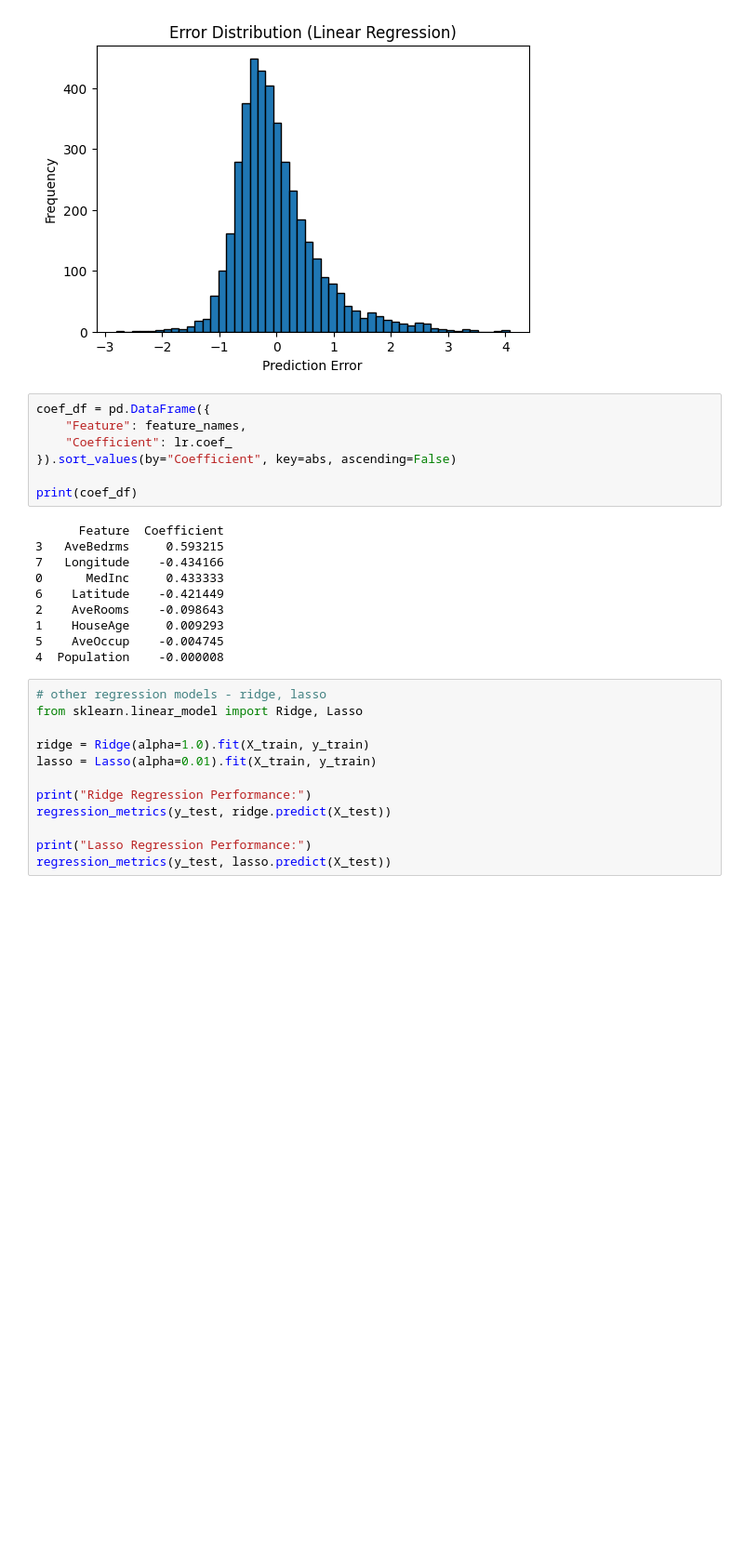
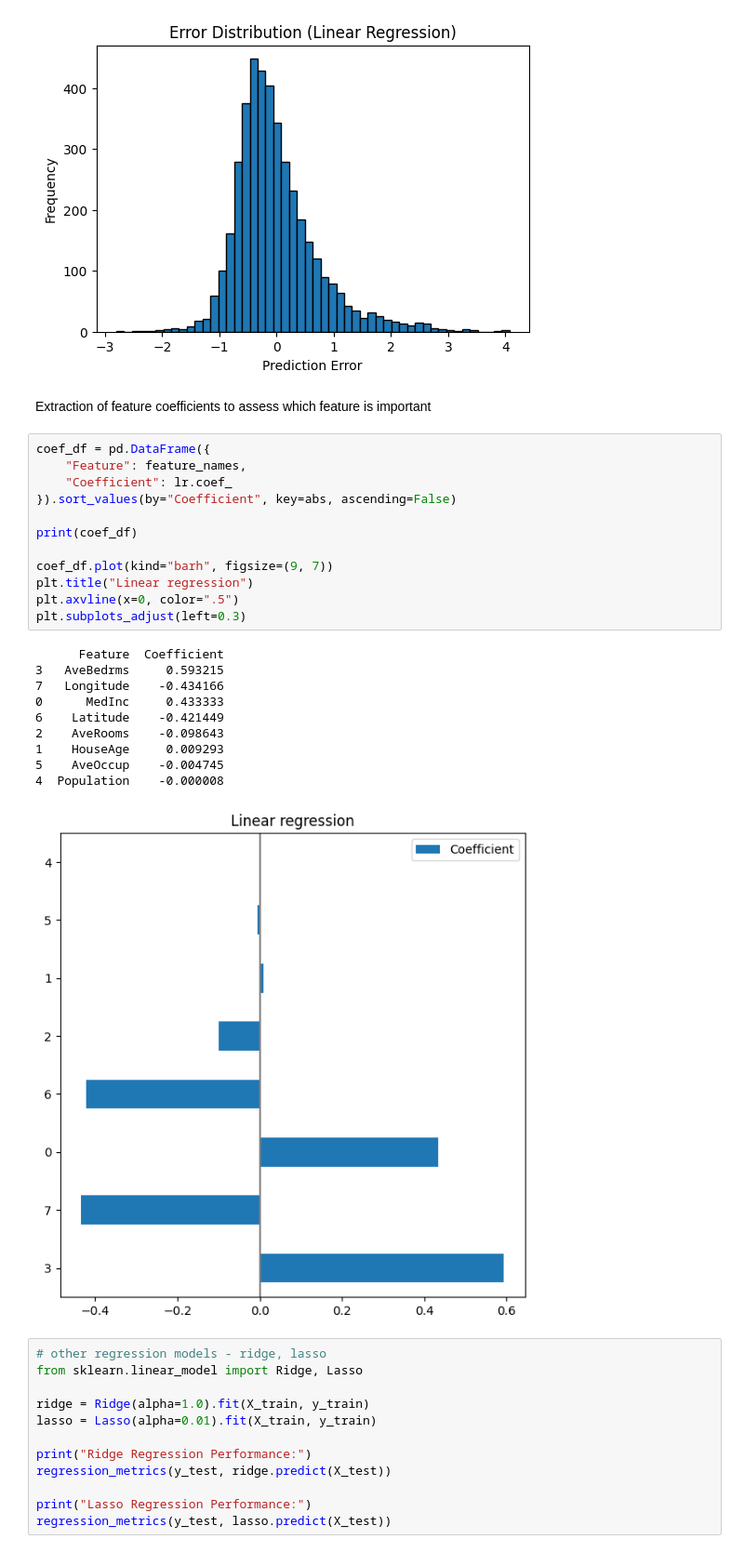
Before and after one commit to deskk/MIS_project1, a Jupyter notebook: project1.ipynb, the cells around one changed output. Shown at 93% size. Cells and saved outputs as stored; diff of their text form; blank space fills up the shorter version.

```diff
--- a/project1.ipynb
+++ b/project1.ipynb
@@ -89,23 +98,31 @@ plt.title("Error Distribution (Linear Regression)")
 plt.show()
 # %% [output]
 [figure]
+# %% [markdown]
+Extraction of feature coefficients to assess which feature is important
 # %%
 coef_df = pd.DataFrame({
     "Feature": feature_names,
     "Coefficient": lr.coef_
 }).sort_values(by="Coefficient", key=abs, ascending=False)
 
 print(coef_df)
+
+coef_df.plot(kind="barh", figsize=(9, 7))
+plt.title("Linear regression")
+plt.axvline(x=0, color=".5")
+plt.subplots_adjust(left=0.3)
 # %% [output]
       Feature  Coefficient
 3   AveBedrms     0.593215
 7   Longitude    -0.434166
 0      MedInc     0.433333
 6    Latitude    -0.421449
 2    AveRooms    -0.098643
 1    HouseAge     0.009293
 5    AveOccup    -0.004745
 4  Population    -0.000008
+[figure, added]
 # %%
 # other regression models - ridge, lasso
 from sklearn.linear_model import Ridge, Lasso
```
Also changed, not shown: parts of 5 cells of this notebook.
